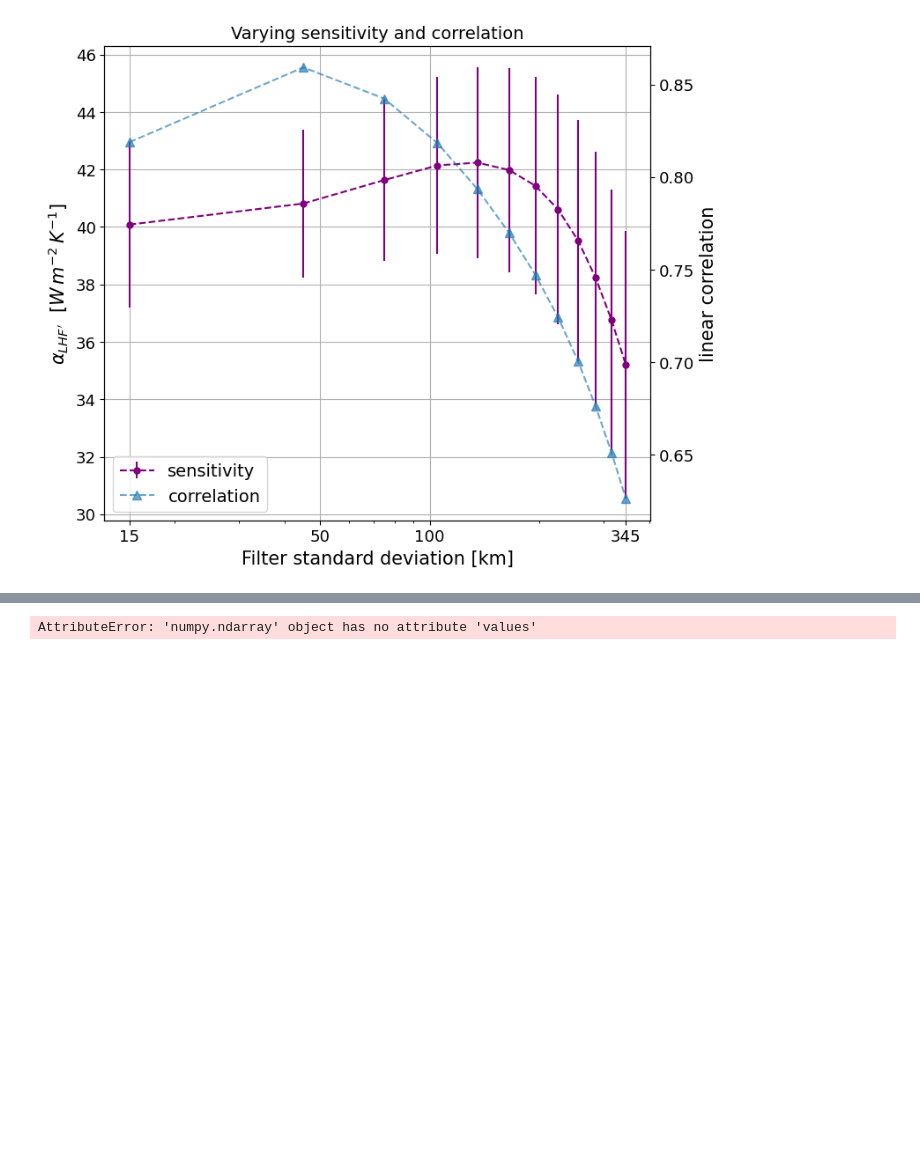
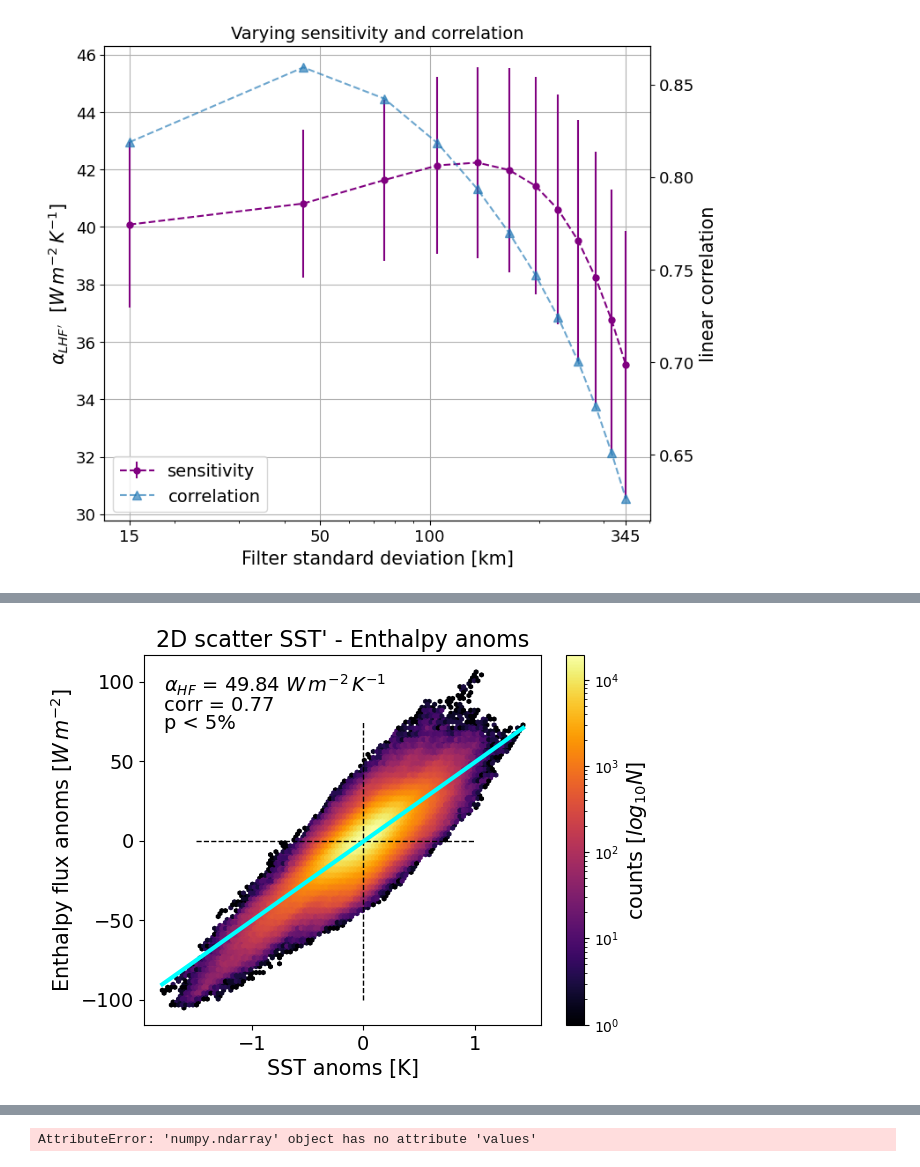
Before and after one commit to meteorologopazzo/thesis_material, a Jupyter notebook: EURECA_scripts/forced_scripts/ThermContr_LH_only_FORCED.ipynb, the cells around one changed output, grey strips where cells are left out. Saved outputs shown, nothing was run; the diff lists cells and outputs as text; code cells hidden in the pictures; blank space fills up the shorter version.

```diff
--- a/EURECA_scripts/forced_scripts/ThermContr_LH_only_FORCED.ipynb
+++ b/EURECA_scripts/forced_scripts/ThermContr_LH_only_FORCED.ipynb
@@ -183,6 +183,11 @@ LHF_file = '/dagobah/WRF_EUREC4A/COARE35/Fluxes/FEB/01/LHF_daily_coare35_d02_202
 ds_tmp = xr.open_dataset(LHF_file) # gia fatto ritaglio lonlat
 LHF_coare = ds_tmp['LHF'].values*seamask
 del ds_tmp
+# %%
+SHF_file = '/dagobah/WRF_EUREC4A/COARE35/Fluxes/FEB/01/SHF_daily_coare35_d02_2020-02'
+ds_tmp = xr.open_dataset(SHF_file) # gia fatto ritaglio lonlat
+SHF_coare = ds_tmp['SHF'].values*seamask
+del ds_tmp
 # %% [markdown]
 # Controllo LHF WRF vs LHF COARE
 # %%
@@ -502,0 +510,10 @@ plt.tick_params(axis='y', labelsize=14)
+# %%
+s = 65
+
+dSHF_coare, SHF_coare_smooth = np.zeros(SHF_coare.shape), np.zeros(SHF_coare.shape)
+
+for t in range(0,SHF_coare.shape[0]):
+    if t % 10 == 0:
+        print(t)
+    SHF_coare_smooth[t] = gm.nan_gaussian_filter(SHF_coare[t],s)
+    dSHF_coare[t] = SHF_coare[t] - SHF_coare_smooth[t]
@@ -502,0 +524,67 @@ plt.tick_params(axis='y', labelsize=14)
+# %%
+enthalpy, dEnthalpy = SHF_coare+LHF_coare,  dSHF_coare + dLHF_coare
+# %%
+##### FITTING #####
+
+# # corr length
+# L = 80
+# nskip = int(L/2)
+# nt = int(2)
+# nbin = 50
+dsst = True
+
+if not dsst:
+    x =  (sst_day-273.15).copy()
+    y =  enthalpy.copy()
+
+#     xx = pdist_sst-273.15
+#     yy = pdist_LH
+
+    fit, corcoe, p_value, p_value_cannelli, sigmas_sst_lh = slopes_r_p_mix(x, y, nt, nskip)
+    title=' 2D scatter + Fit SST - Enthalpy'
+    xlabel='SST [˚C]'
+    ylabel='Enthalpy flux [$W\,m^{-2}$]'
+
+else:
+    x = dsst_day.copy()
+    y = dEnthalpy.copy()
+
+#     xx = pdist_x
+#     yy = pdist_dLH
+
+    fit, corcoe, p_value, p_value_cannelli, sigmas_dsst_dlh = slopes_r_p_mix(x, y, nt, nskip)
+    title= "2D scatter SST' - Enthalpy anoms"
+    xlabel='SST anoms [K]'
+    ylabel='Enthalpy flux anoms [$W\,m^{-2}$]'
+    miny = -100 ; maxy = 75
+    minx = -1.5 ; maxx = 1
+
+pos = [0.05, 0.9]
+fig = density_hexbin(x,y, plot_fit=True, fit=fit, corcoe=corcoe, grdsz=100,\
+                     title=title, xlabel=xlabel, ylabel=ylabel, \
+                     colormap='inferno', pos=pos, slope_units=" $W\,m^{-2}\,K^{-1}$")
+
+plt.tick_params(axis='x', labelsize=14)
+plt.tick_params(axis='y', labelsize=14)
+
+
+if dsst:
+    plt.vlines(0, ymin=miny, ymax=maxy, color='k', linewidth=1, linestyle='--')
+    plt.hlines(0, xmin=minx, xmax=maxx, color='k', linewidth=1, linestyle='--')
+
+if p_value_cannelli < 0.05:
+    plt.annotate('p < 5%', xy=(pos[0], pos[1]-0.1), \
+                         xycoords='axes fraction', fontsize=14, color='k')
+else:
+    plt.annotate('p > 5%', xy=(pos[0], pos[1]-0.1), \
+                         xycoords='axes fraction', fontsize=14, color='k')
+
+
+
+# path_img = '/venus/tesi_ale/plots_forced_EU/ThermContr_SHF_only/'
+# filename = path_img + 'scatterFIT_dsst_dSHF.png' if dsst else path_img + 'scatterFIT_sst_SHF.png'
+# # plt.savefig(filename)
+# print(filename)
+# del filename
+# %% [output]
+[figure, added]
```
Also changed, not shown: parts of 6 cells of this notebook, 3 other files.
